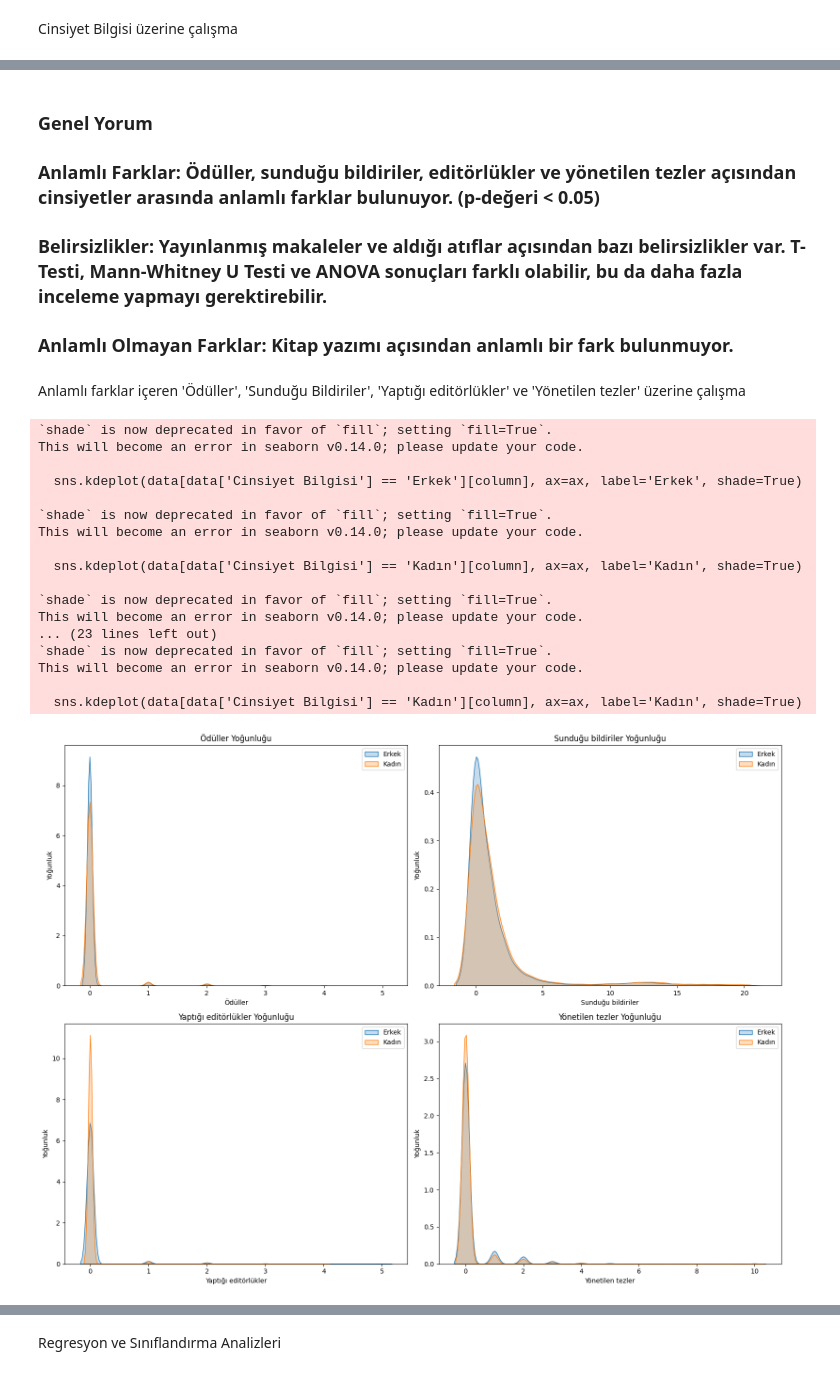
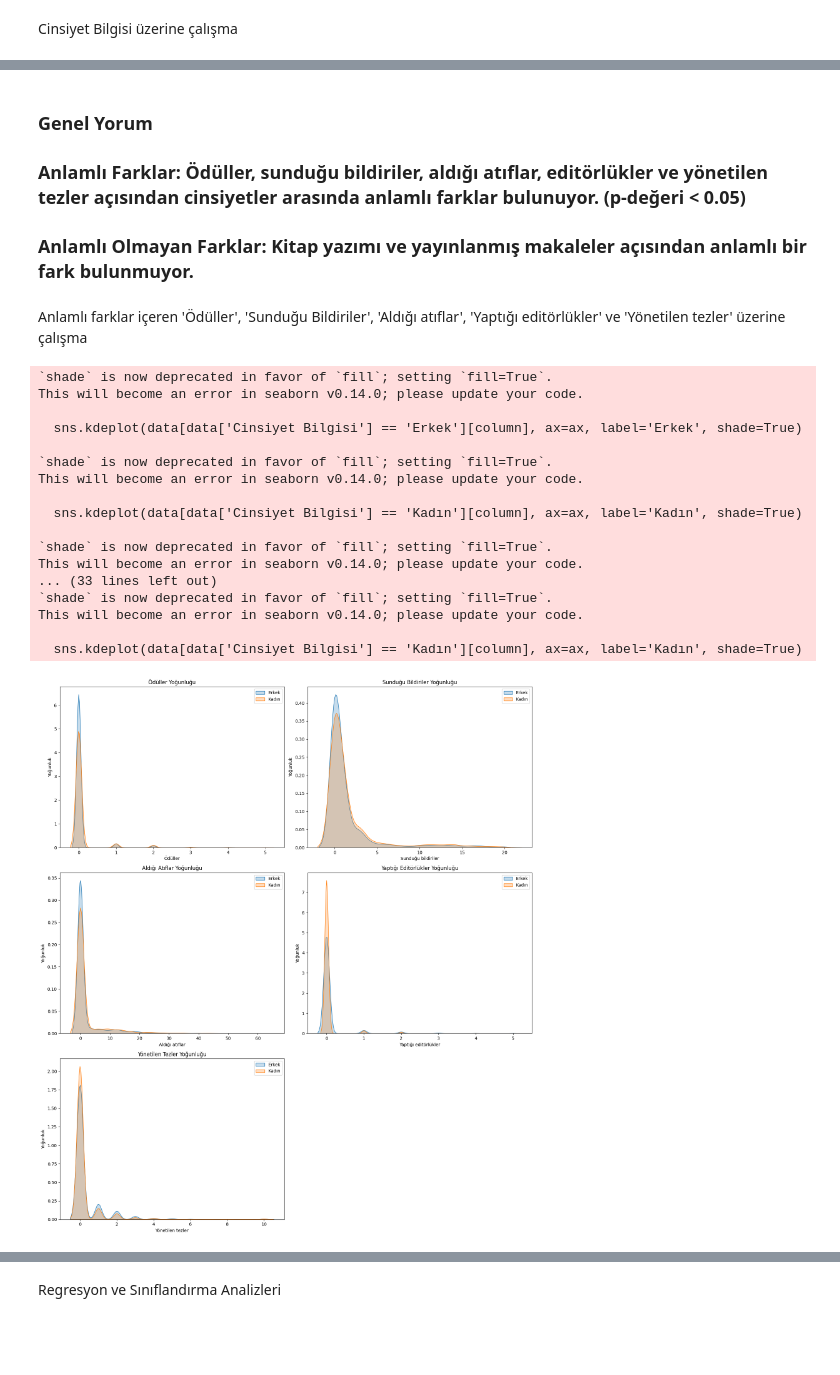
Before and after one commit to elifftop/Proje2, a Jupyter notebook: deneme.ipynb, the cells around one changed output, grey strips where cells are left out. Cells and saved outputs as stored; diff of their text form; code cells hidden in the pictures; blank space fills up the shorter version.

```diff
--- a/deneme.ipynb
+++ b/deneme.ipynb
@@ -487,3 +454,19 @@ Data columns (total 11 columns):
  10  Yıl(Güncellenmiş)       18178 non-null  object
 dtypes: int64(7), object(4)
 memory usage: 1.7+ MB
+# %%
+# Aynı Person ID ve Yıl içeren satırları grupla ve toplama işlemi yap
+df = df.groupby(['Person ID', 'Yıl(Güncellenmiş)'], as_index=False).agg({
+    'Akademik Personel Tipi': 'first',  # İlk değeri al
+    'Cinsiyet Bilgisi': 'first',         # İlk değeri al
+    'Ödüller': 'sum',
+    'Sunduğu bildiriler': 'sum',
+    'Yayınlanmış makale': 'sum',
+    'Aldığı atıflar': 'sum',
+    'Kitap yazımı': 'sum',
+    'Yaptığı editörlükler': 'sum',
+    'Yönetilen tezler': 'sum'
+})
+
+# Sonuçları kontrol et
+df.head()
@@ -895,54 +885,59 @@ F-istatistiği: 40.89777116869442, p-değeri: 1.648810629233887e-10
 # %% [markdown]
 ### Genel Yorum
-### Anlamlı Farklar: Ödüller, sunduğu bildiriler, editörlükler ve yönetilen tezler açısından cinsiyetler arasında anlamlı farklar bulunuyor. (p-değeri < 0.05)
-### Belirsizlikler: Yayınlanmış makaleler ve aldığı atıflar açısından bazı belirsizlikler var. T-Testi, Mann-Whitney U Testi ve ANOVA sonuçları farklı olabilir, bu da daha fazla inceleme yapmayı gerektirebilir.
-### Anlamlı Olmayan Farklar: Kitap yazımı açısından anlamlı bir fark bulunmuyor.
+### Anlamlı Farklar: Ödüller, sunduğu bildiriler, aldığı atıflar, editörlükler ve yönetilen tezler açısından cinsiyetler arasında anlamlı farklar bulunuyor. (p-değeri < 0.05)
+### Anlamlı Olmayan Farklar: Kitap yazımı ve yayınlanmış makaleler açısından anlamlı bir fark bulunmuyor.
 # %% [markdown]
-Anlamlı farklar içeren 'Ödüller', 'Sunduğu Bildiriler', 'Yaptığı editörlükler' ve 'Yönetilen tezler' üzerine çalışma
+Anlamlı farklar içeren 'Ödüller', 'Sunduğu Bildiriler', 'Aldığı atıflar', 'Yaptığı editörlükler' ve 'Yönetilen tezler' üzerine çalışma
 # %%
 # KDE grafiği için görselleştirme fonksiyonu
-def plot_kde(data, column, ax):
+def plot_kde(data, column, ax, title):
     sns.kdeplot(data[data['Cinsiyet Bilgisi'] == 'Erkek'][column], ax=ax, label='Erkek', shade=True)
     sns.kdeplot(data[data['Cinsiyet Bilgisi'] == 'Kadın'][column], ax=ax, label='Kadın', shade=True)
     ax.set_xlabel(column)
     ax.set_ylabel('Yoğunluk')
-    ax.set_title(f'{column} Yoğunluğu')
+    ax.set_title(title)
     ax.legend()
 
-fig, axes = plt.subplots(2, 2, figsize=(16, 12))
+fig, axes = plt.subplots(3, 2, figsize=(16, 18))
 
 # Ödüller KDE Grafiği
-plot_kde(df_cleaned, 'Ödüller', axes[0, 0])
+plot_kde(df_cleaned, 'Ödüller', axes[0, 0], 'Ödüller Yoğunluğu')
 
 # Sunduğu Bildiriler KDE Grafiği
-plot_kde(df_cleaned, 'Sunduğu bildiriler', axes[0, 1])
+plot_kde(df_cleaned, 'Sunduğu bildiriler', axes[0, 1], 'Sunduğu Bildiriler Yoğunluğu')
+
+# Aldığı Atıflar KDE Grafiği
+plot_kde(df_cleaned, 'Aldığı atıflar', axes[1, 0], 'Aldığı Atıflar Yoğunluğu')
 
 # Yaptığı Editörlükler KDE Grafiği
-plot_kde(df_cleaned, 'Yaptığı editörlükler', axes[1, 0])
+plot_kde(df_cleaned, 'Yaptığı editörlükler', axes[1, 1], 'Yaptığı Editörlükler Yoğunluğu')
 
 # Yönetilen Tezler KDE Grafiği
-plot_kde(df_cleaned, 'Yönetilen tezler', axes[1, 1])
+plot_kde(df_cleaned, 'Yönetilen tezler', axes[2, 0], 'Yönetilen Tezler Yoğunluğu')
+
+# Boş kalan grafiği kaldır
+fig.delaxes(axes[2, 1])
 
 plt.tight_layout()
 plt.show()
 # %% [output]
 `shade` is now deprecated in favor of `fill`; setting `fill=True`.
 This will become an error in seaborn v0.14.0; please update your code.
 
   sns.kdeplot(data[data['Cinsiyet Bilgisi'] == 'Erkek'][column], ax=ax, label='Erkek', shade=True)
 
 `shade` is now deprecated in favor of `fill`; setting `fill=True`.
 This will become an error in seaborn v0.14.0; please update your code.
 
   sns.kdeplot(data[data['Cinsiyet Bilgisi'] == 'Kadın'][column], ax=ax, label='Kadın', shade=True)
 
 `shade` is now deprecated in favor of `fill`; setting `fill=True`.
 This will become an error in seaborn v0.14.0; please update your code.
-... (23 lines left out)
+... (33 lines left out)
 `shade` is now deprecated in favor of `fill`; setting `fill=True`.
 This will become an error in seaborn v0.14.0; please update your code.
 
   sns.kdeplot(data[data['Cinsiyet Bilgisi'] == 'Kadın'][column], ax=ax, label='Kadın', shade=True)
-[figure, old version]
+[figure, new version]
 # %%
 # Ortalama değerler için bar grafik fonksiyonu
```
Also changed, not shown: parts of 48 cells of this notebook, 1 other file.
